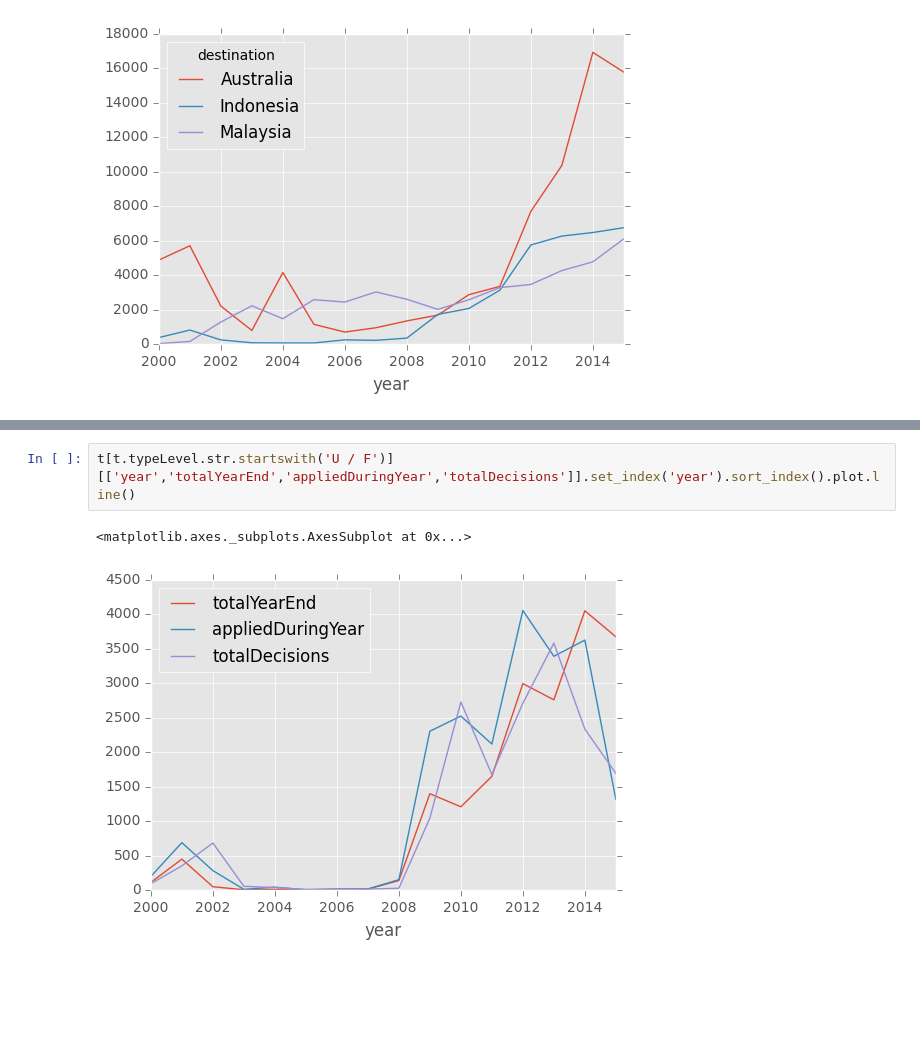
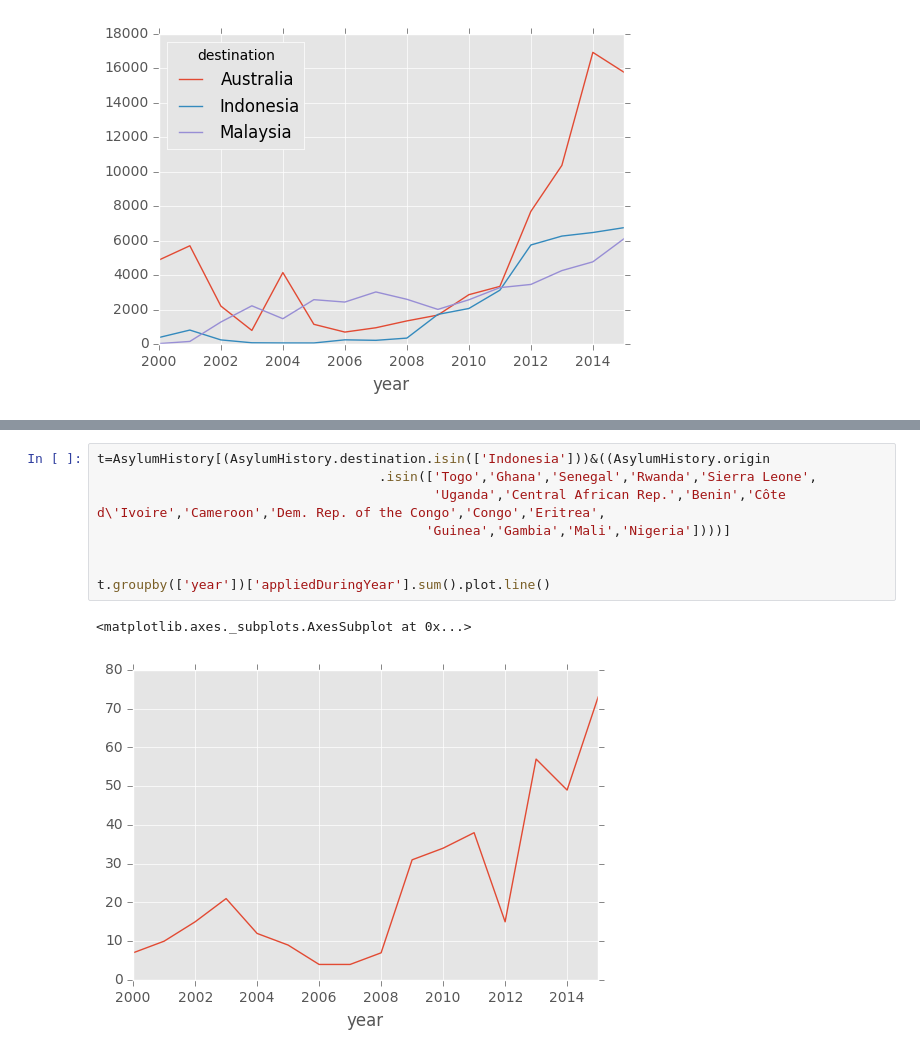
Before and after one commit to kebuhcah/DataViz0, a Jupyter notebook: story1data/unhcr_stats.ipynb, the cells around one changed output, grey strips where cells are left out. Saved outputs shown, nothing was run; the diff lists cells and outputs as text; blank space fills up the shorter version.

```diff
--- a/story1data/unhcr_stats.ipynb
+++ b/story1data/unhcr_stats.ipynb
@@ -88,5 +88,11 @@ t.groupby(['year','origin']).appliedDuringYear.sum().unstack().plot.line()
-# %%
-t[t.typeLevel.str.startswith('U / F')][['year','totalYearEnd','appliedDuringYear','totalDecisions']].set_index('year').sort_index().plot.line()
-# %% [output]
-<matplotlib.axes._subplots.AxesSubplot at 0x...>
-[figure, removed]
+# %%
+t=AsylumHistory[(AsylumHistory.destination.isin(['Indonesia']))&((AsylumHistory.origin
+                                    .isin(['Togo','Ghana','Senegal','Rwanda','Sierra Leone',
+                                           'Uganda','Central African Rep.','Benin','Côte d\'Ivoire','Cameroon','Dem. Rep. of the Congo','Congo','Eritrea',
+                                          'Guinea','Gambia','Mali','Nigeria'])))]
+
+
+t.groupby(['year'])['appliedDuringYear'].sum().plot.line()
+# %% [output]
+<matplotlib.axes._subplots.AxesSubplot at 0x...>
+[figure, added]
```
Also changed, not shown: parts of 1 cell of this notebook.
